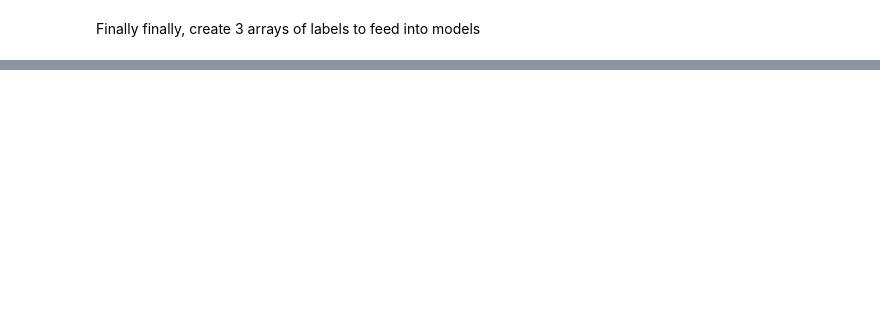
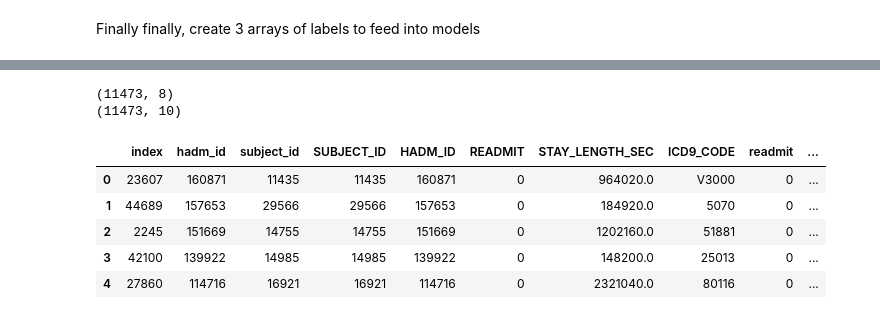
Before and after one commit to natalie-ayers/n2c2-track2-nlp-uchicago, a Jupyter notebook: label_processing.ipynb, the cells around one changed output, grey strips where cells are left out. Saved outputs shown, nothing was run; the diff lists cells and outputs as text; code cells hidden in the pictures; blank space fills up the shorter version.

```diff
--- a/label_processing.ipynb
+++ b/label_processing.ipynb
@@ -265,0 +485,18 @@ notes_labels.to_pickle('./data/notes_labels.pkl')
+# %%
+# fix stay_length labels I messed up
+val_hadmids = val_bc_512_x.loc[:,('hadm_id','subject_id')].reset_index()
+val_hadmids = val_hadmids.merge(labels_final, left_on=['hadm_id','subject_id'],\
+    right_on=['HADM_ID','SUBJECT_ID'])
+print(val_hadmids.shape)
+val_labels = val_hadmids.merge(val_bc_512_y.reset_index(), on=['index'])
+print(val_labels.shape)
+val_labels.head()
+# %% [output]
+(11473, 8)
+(11473, 10)
+|  | index | hadm_id | subject_id | SUBJECT_ID | HADM_ID | READMIT | STAY_LENGTH_SEC | ICD9_CODE | readmit | ... |
+| 0 | 23607 | 160871 | 11435 | 11435 | 160871 | 0 | 964020.0 | V3000 | 0 | ... |
+| 1 | 44689 | 157653 | 29566 | 29566 | 157653 | 0 | 184920.0 | 5070 | 0 | ... |
+| 2 | 2245 | 151669 | 14755 | 14755 | 151669 | 0 | 1202160.0 | 51881 | 0 | ... |
+| 3 | 42100 | 139922 | 14985 | 14985 | 139922 | 0 | 148200.0 | 25013 | 0 | ... |
+| 4 | 27860 | 114716 | 16921 | 16921 | 114716 | 0 | 2321040.0 | 80116 | 0 | ... |
```
Also changed, not shown: parts of 41 cells of this notebook, 3 other files.
